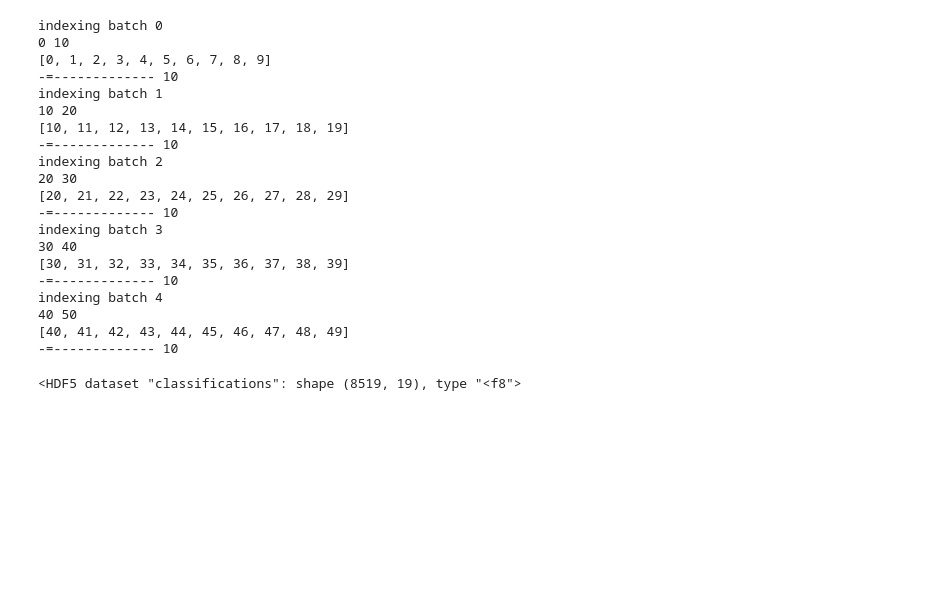
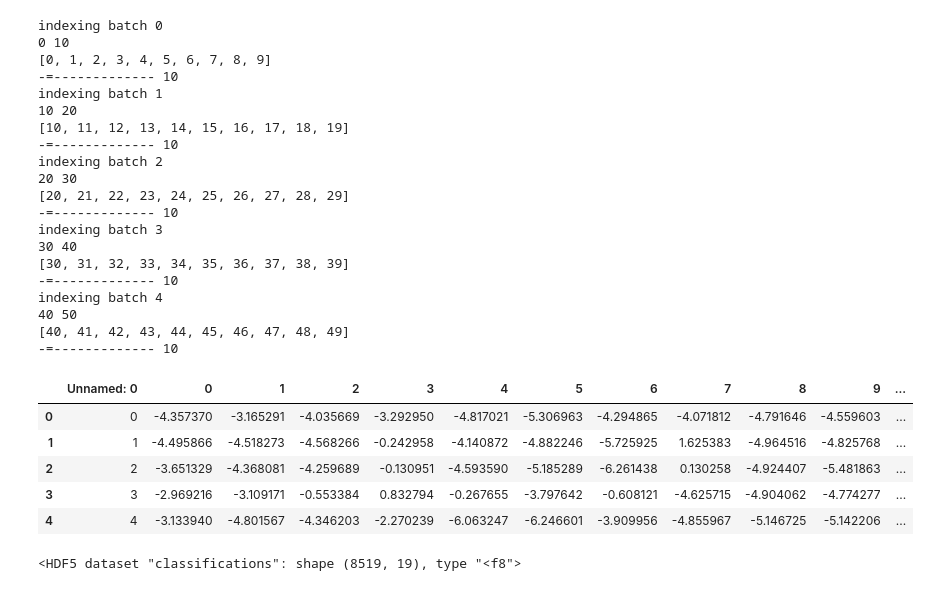
Before and after one commit to yizhang7210/splade, a Jupyter notebook: topic_classification_eda.ipynb, the cells around one changed output. Drawn from its saved outputs; the diff is of its cells as text; code cells hidden in the pictures; blank space fills up the shorter version.

```diff
--- a/topic_classification_eda.ipynb
+++ b/topic_classification_eda.ipynb
@@ -185,6 +185,15 @@ indexing batch 4
 # Reading the generated topics back
 # %%
 raw_classifications = pd.read_csv('data/toy_data/full_collection/full_collection_classifications.csv')
+# %%
+raw_classifications.head()
+# %% [output]
+|  | Unnamed: 0 | 0 | 1 | 2 | 3 | 4 | 5 | 6 | 7 | 8 | 9 | ... |
+| 0 | 0 | -4.357370 | -3.165291 | -4.035669 | -3.292950 | -4.817021 | -5.306963 | -4.294865 | -4.071812 | -4.791646 | -4.559603 | ... |
+| 1 | 1 | -4.495866 | -4.518273 | -4.568266 | -0.242958 | -4.140872 | -4.882246 | -5.725925 | 1.625383 | -4.964516 | -4.825768 | ... |
+| 2 | 2 | -3.651329 | -4.368081 | -4.259689 | -0.130951 | -4.593590 | -5.185289 | -6.261438 | 0.130258 | -4.924407 | -5.481863 | ... |
+| 3 | 3 | -2.969216 | -3.109171 | -0.553384 | 0.832794 | -0.267655 | -3.797642 | -0.608121 | -4.625715 | -4.904062 | -4.774277 | ... |
+| 4 | 4 | -3.133940 | -4.801567 | -4.346203 | -2.270239 | -6.063247 | -6.246601 | -3.909956 | -4.855967 | -5.146725 | -5.142206 | ... |
 # %%
 transformed = expit(raw_classifications.drop('Unnamed: 0', axis=1))
 # %%
```
Also changed, not shown: parts of 16 cells of this notebook, 4 other files.
